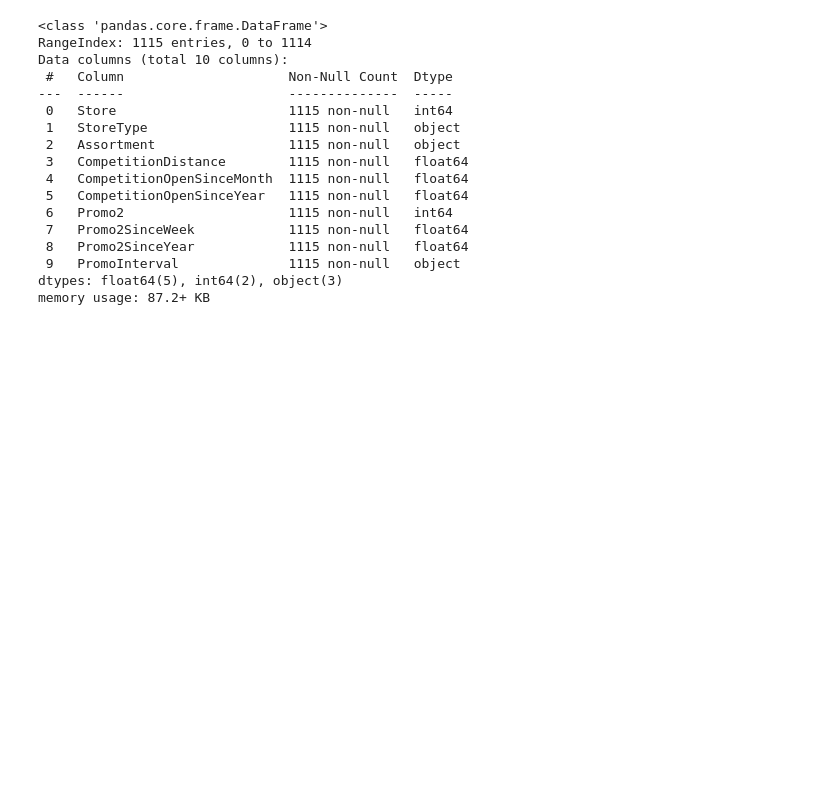
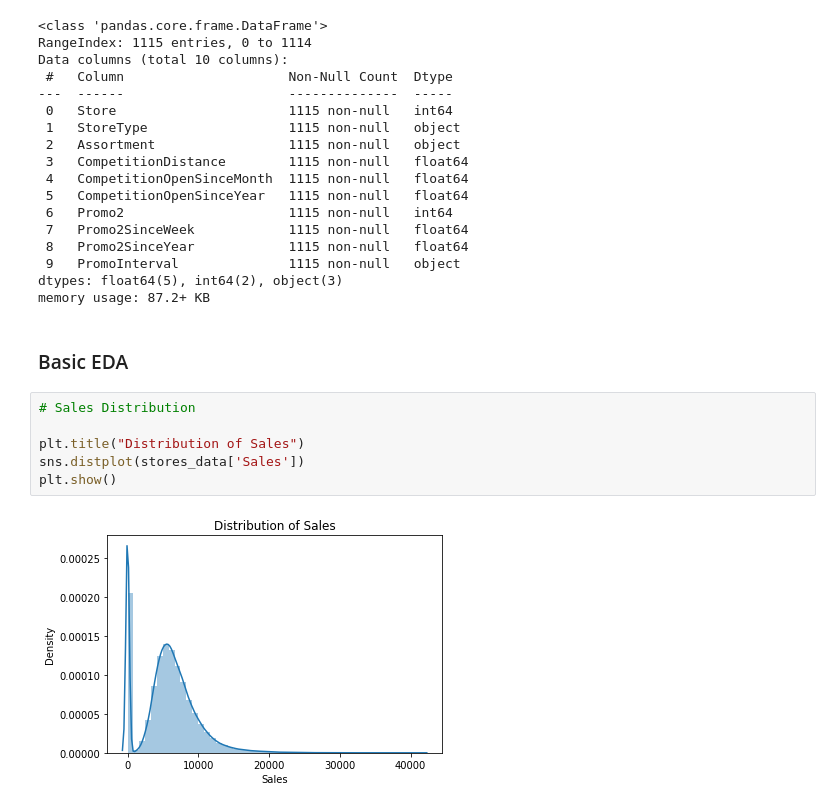
Before and after one commit to rashmi-biswas/ML_Regression_Sales_Prediction, a Jupyter notebook: Rossmann_Sales_Prediction_Capstone_Project.ipynb, the cells around one changed output. Drawn from its saved outputs; the diff is of its cells as text; blank space fills up the shorter version.

```diff
--- a/Rossmann_Sales_Prediction_Capstone_Project.ipynb
+++ b/Rossmann_Sales_Prediction_Capstone_Project.ipynb
@@ -411,3 +448,13 @@ Data columns (total 10 columns):
  9   PromoInterval              1115 non-null   object
 dtypes: float64(5), int64(2), object(3)
 memory usage: 87.2+ KB
+# %% [markdown]
+### Basic EDA
+# %%
+# Sales Distribution
+
+plt.title("Distribution of Sales")
+sns.distplot(stores_data['Sales'])
+plt.show()
+# %% [output]
+[figure, added]
```
Also changed, not shown: parts of 30 cells of this notebook.
